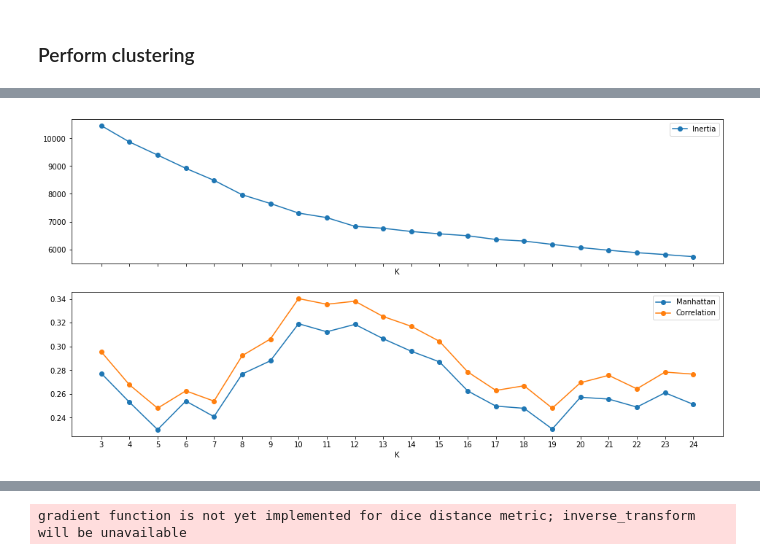
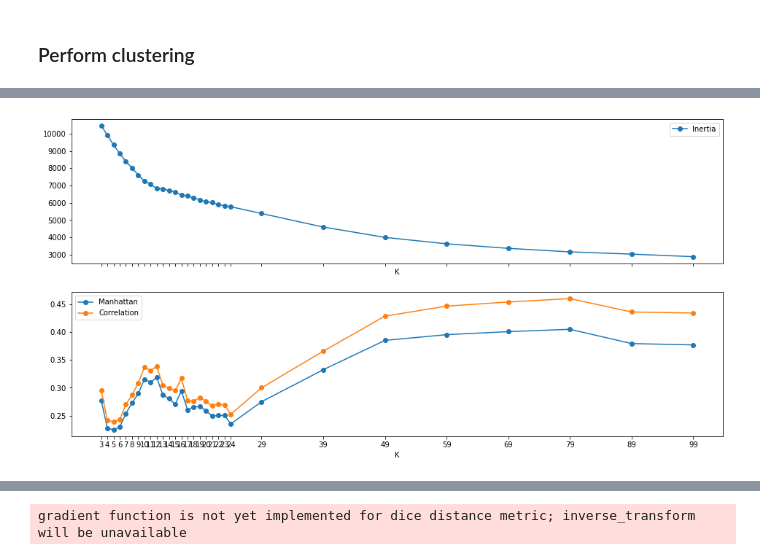
Before and after one commit to extrevaro/e-merlin, a Jupyter notebook: Clustering_analysis_of_reaction_sets.ipynb, the cells around one changed output, grey strips where cells are left out. Saved outputs shown, nothing was run; the diff lists cells and outputs as text; code cells hidden in the pictures.

```diff
--- a/Clustering_analysis_of_reaction_sets.ipynb
+++ b/Clustering_analysis_of_reaction_sets.ipynb
@@ -185,22 +185,23 @@ display(final_df)
 # %%
 results = dict()
 k_cand = list(np.arange(3,25,1))
+k_cand.extend(np.arange(29, 100, 10))
 
 for k in k_cand:
     kmeans = KMeans(n_clusters=k, random_state=0).fit(final_df)
     score0 = kmeans.inertia_
     score1 = silhouette_score(final_df,kmeans.labels_,metric='manhattan')
     score2 = silhouette_score(final_df,kmeans.labels_,metric='correlation')
     results[k] = {'k':kmeans,'s0':score0,'s1':score1,'s2':score2}
 
 fig,axs = plt.subplots(2,1,sharex=True,figsize=(16,8))
 axs[0].plot([i for i in results.keys()],[i['s0'] for i in results.values()],'o-',label='Inertia')
 axs[1].plot([i for i in results.keys()],[i['s1'] for i in results.values()],'o-',label='Manhattan')
 axs[1].plot([i for i in results.keys()],[i['s2'] for i in results.values()],'o-',label='Correlation')
 for ax in axs:
     ax.set_xticks(k_cand)
     ax.set_xlabel('K')
     ax.legend()
 # %% [output]
-[figure, old version]
+[figure, new version]
 # %%
```
Also changed, not shown: parts of 12 cells of this notebook, 4 other files.
